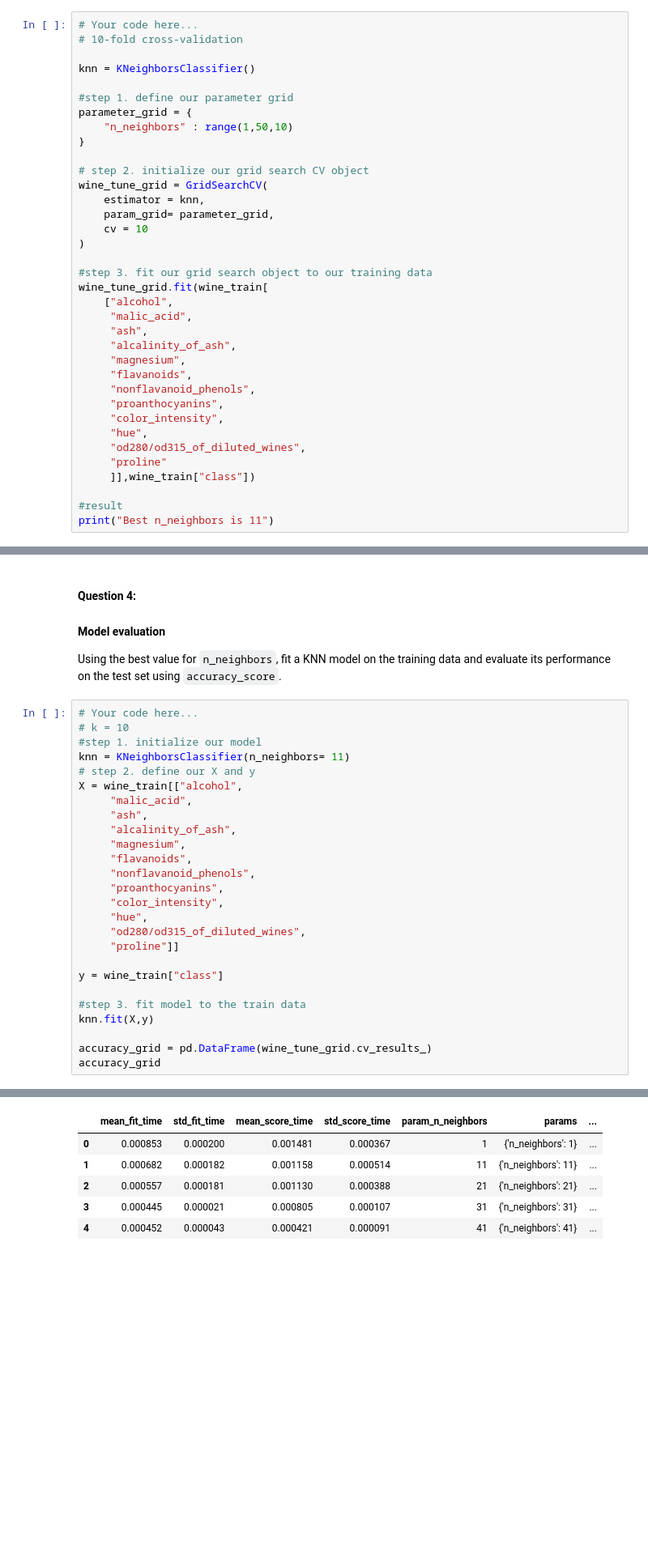
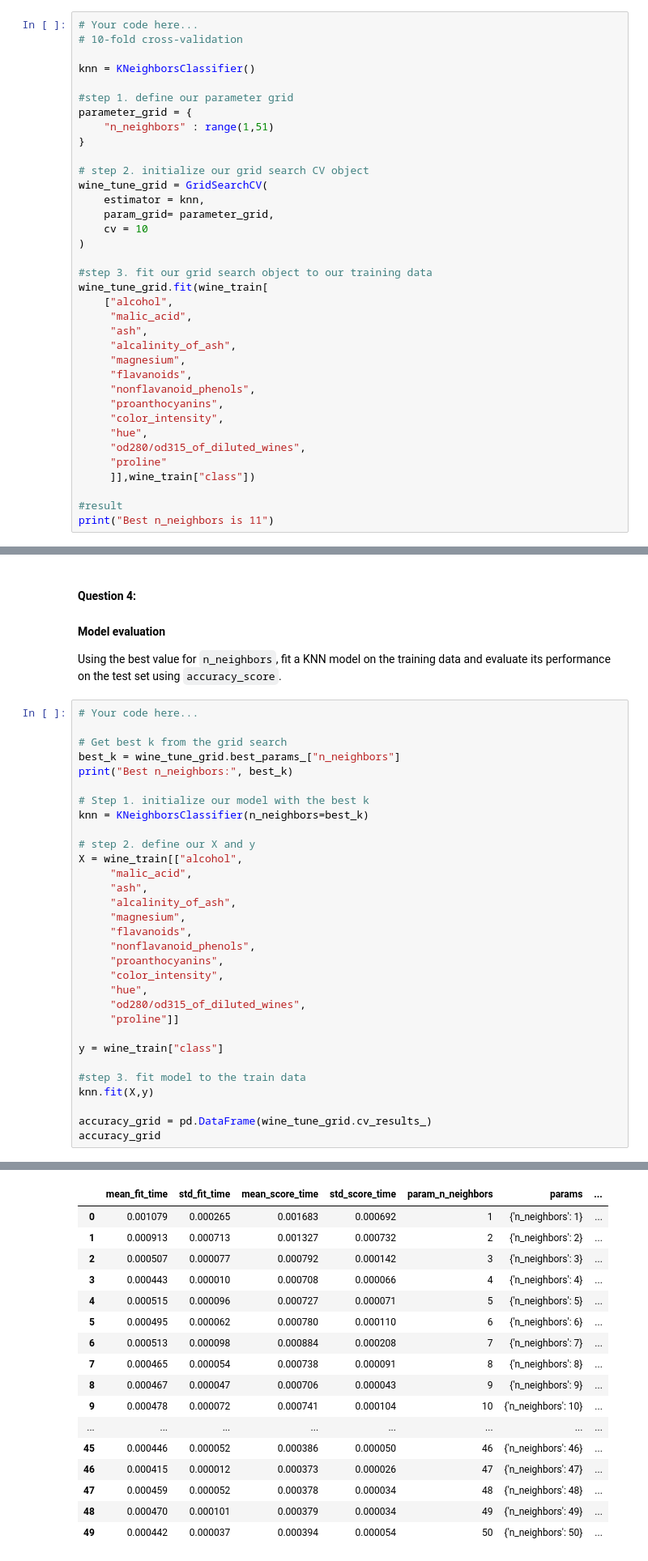
Before and after one commit to mvrieperry/LCR, a Jupyter notebook: 02_activities/assignments/assignment_1.ipynb, the cells around one changed output, grey strips where cells are left out. Shown at 81% size. Saved outputs shown, nothing was run; the diff lists cells and outputs as text; blank space fills up the shorter version.

```diff
--- a/02_activities/assignments/assignment_1.ipynb
+++ b/02_activities/assignments/assignment_1.ipynb
@@ -220,7 +209,7 @@ knn = KNeighborsClassifier()
 
 #step 1. define our parameter grid
 parameter_grid = {
-    "n_neighbors" : range(1,50,10)
+    "n_neighbors" : range(1,51)
 }
 
 # step 2. initialize our grid search CV object
@@ -255,9 +263,14 @@ print("Best n_neighbors is 11")
 Using the best value for `n_neighbors`, fit a KNN model on the training data and evaluate its performance on the test set using `accuracy_score`.
 # %%
 # Your code here...
-# k = 10
-#step 1. initialize our model
-knn = KNeighborsClassifier(n_neighbors= 11)
+
+# Get best k from the grid search
+best_k = wine_tune_grid.best_params_["n_neighbors"]
+print("Best n_neighbors:", best_k)
+
+# Step 1. initialize our model with the best k
+knn = KNeighborsClassifier(n_neighbors=best_k)
+
 # step 2. define our X and y
 X = wine_train[["alcohol",
      "malic_acid",
@@ -283,9 +297,20 @@ accuracy_grid
 |  | mean_fit_time | std_fit_time | mean_score_time | std_score_time | param_n_neighbors | params | ... |
-| 0 | 0.000853 | 0.000200 | 0.001481 | 0.000367 | 1 | {'n_neighbors': 1} | ... |
-| 1 | 0.000682 | 0.000182 | 0.001158 | 0.000514 | 11 | {'n_neighbors': 11} | ... |
-| 2 | 0.000557 | 0.000181 | 0.001130 | 0.000388 | 21 | {'n_neighbors': 21} | ... |
-| 3 | 0.000445 | 0.000021 | 0.000805 | 0.000107 | 31 | {'n_neighbors': 31} | ... |
-| 4 | 0.000452 | 0.000043 | 0.000421 | 0.000091 | 41 | {'n_neighbors': 41} | ... |
+| 0 | 0.001079 | 0.000265 | 0.001683 | 0.000692 | 1 | {'n_neighbors': 1} | ... |
+| 1 | 0.000913 | 0.000713 | 0.001327 | 0.000732 | 2 | {'n_neighbors': 2} | ... |
+| 2 | 0.000507 | 0.000077 | 0.000792 | 0.000142 | 3 | {'n_neighbors': 3} | ... |
+| 3 | 0.000443 | 0.000010 | 0.000708 | 0.000066 | 4 | {'n_neighbors': 4} | ... |
+| 4 | 0.000515 | 0.000096 | 0.000727 | 0.000071 | 5 | {'n_neighbors': 5} | ... |
+| 5 | 0.000495 | 0.000062 | 0.000780 | 0.000110 | 6 | {'n_neighbors': 6} | ... |
+| 6 | 0.000513 | 0.000098 | 0.000884 | 0.000208 | 7 | {'n_neighbors': 7} | ... |
+| 7 | 0.000465 | 0.000054 | 0.000738 | 0.000091 | 8 | {'n_neighbors': 8} | ... |
+| 8 | 0.000467 | 0.000047 | 0.000706 | 0.000043 | 9 | {'n_neighbors': 9} | ... |
+| 9 | 0.000478 | 0.000072 | 0.000741 | 0.000104 | 10 | {'n_neighbors': 10} | ... |
+| ... | ... | ... | ... | ... | ... | ... | ... |
+| 45 | 0.000446 | 0.000052 | 0.000386 | 0.000050 | 46 | {'n_neighbors': 46} | ... |
+| 46 | 0.000415 | 0.000012 | 0.000373 | 0.000026 | 47 | {'n_neighbors': 47} | ... |
+| 47 | 0.000459 | 0.000052 | 0.000378 | 0.000034 | 48 | {'n_neighbors': 48} | ... |
+| 48 | 0.000470 | 0.000101 | 0.000379 | 0.000034 | 49 | {'n_neighbors': 49} | ... |
+| 49 | 0.000442 | 0.000037 | 0.000394 | 0.000054 | 50 | {'n_neighbors': 50} | ... |
 # %%
 # Create the plot
 plt.figure(figsize=(10, 6))
```
Also changed, not shown: parts of 7 cells of this notebook, 1 other file.
